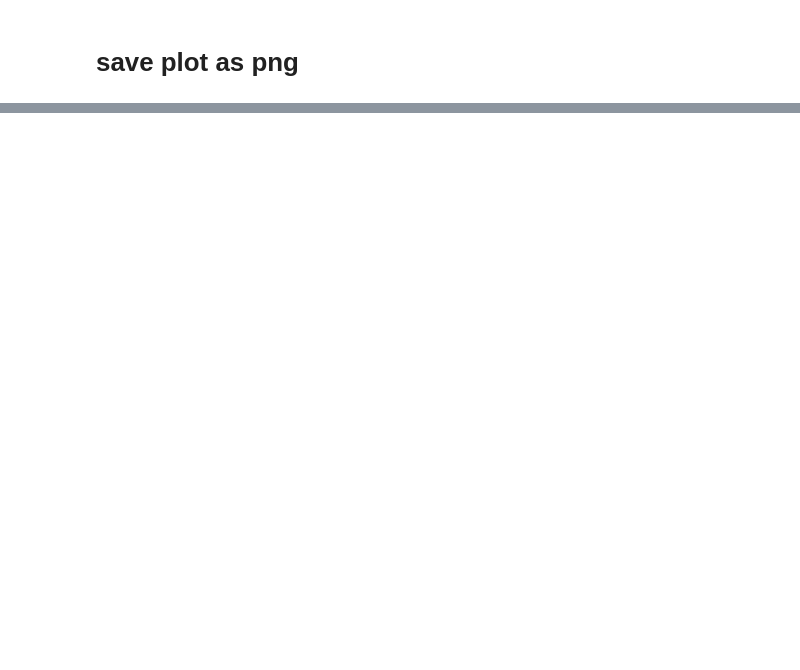
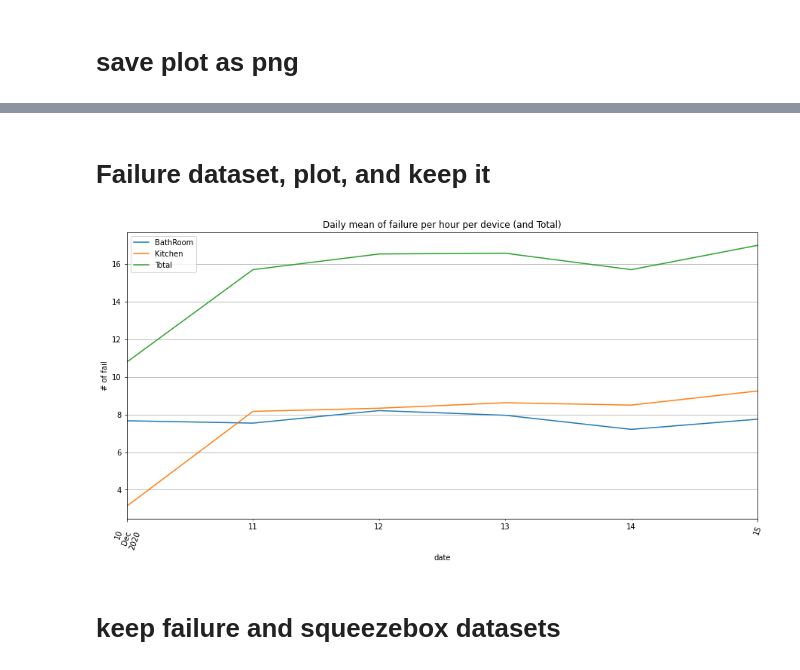
Before and after one commit to castorfou/squeezebox_wlanpoke_plot, a Jupyter notebook: 1 - EDA - out.ipynb, the cells around one changed output, grey strips where cells are left out. Saved outputs shown, nothing was run; the diff lists cells and outputs as text; code cells hidden in the pictures; blank space fills up the shorter version.

```diff
--- a/1 - EDA - out.ipynb
+++ b/1 - EDA - out.ipynb
@@ -210,0 +258,21 @@ fig.savefig('plot/'+filename)
+# %% [markdown]
+# Failure dataset, plot, and keep it
+# %%
+failure = squeezeradio_logs_grouped.resample("D").mean()
+failure['Total']=failure['BathRoom']+failure['Kitchen']
+
+fig, ax = plt.subplots(figsize=(15,7))
+
+
+
+failure.plot(ax=ax)
+plt.xlabel('date')
+plt.ylabel('# of fail')
+plt.title('Daily mean of failure per hour per device (and Total)')
+plt.grid(True)
+plt.xticks(rotation=70);
+fig.savefig('plot/failure'+day+'.png')
+# %% [output]
+[figure, added]
+# %% [markdown]
+# keep failure and squeezebox datasets
```
Also changed, not shown: parts of 9 cells of this notebook, 7 other files.
